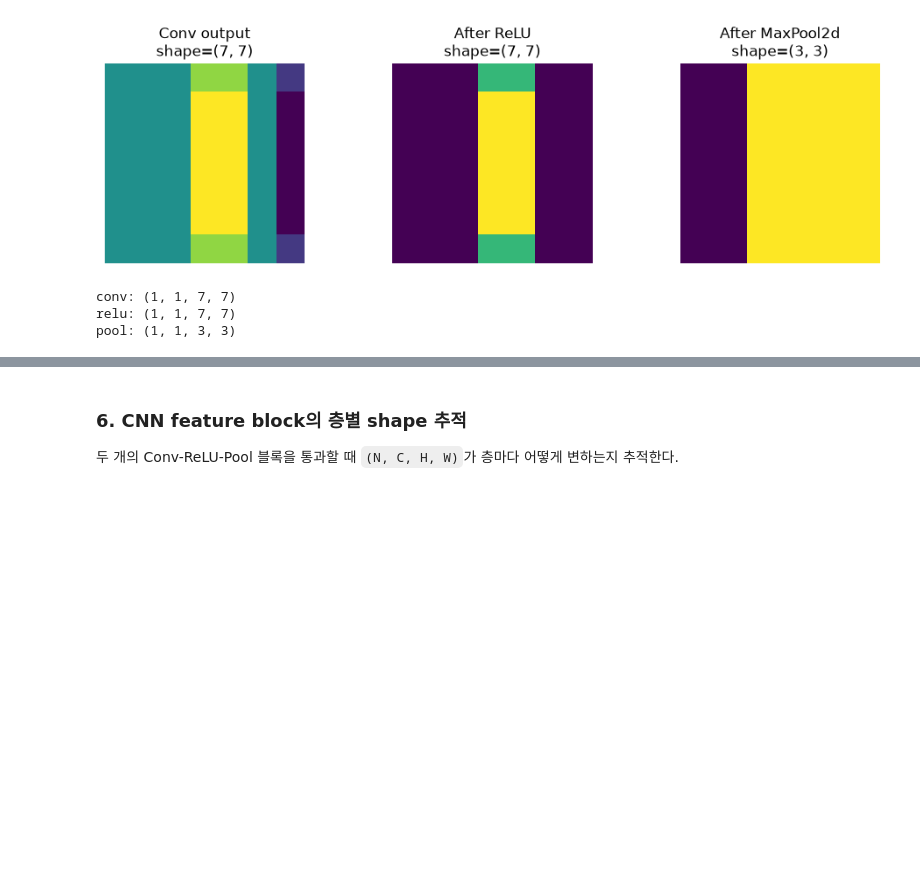
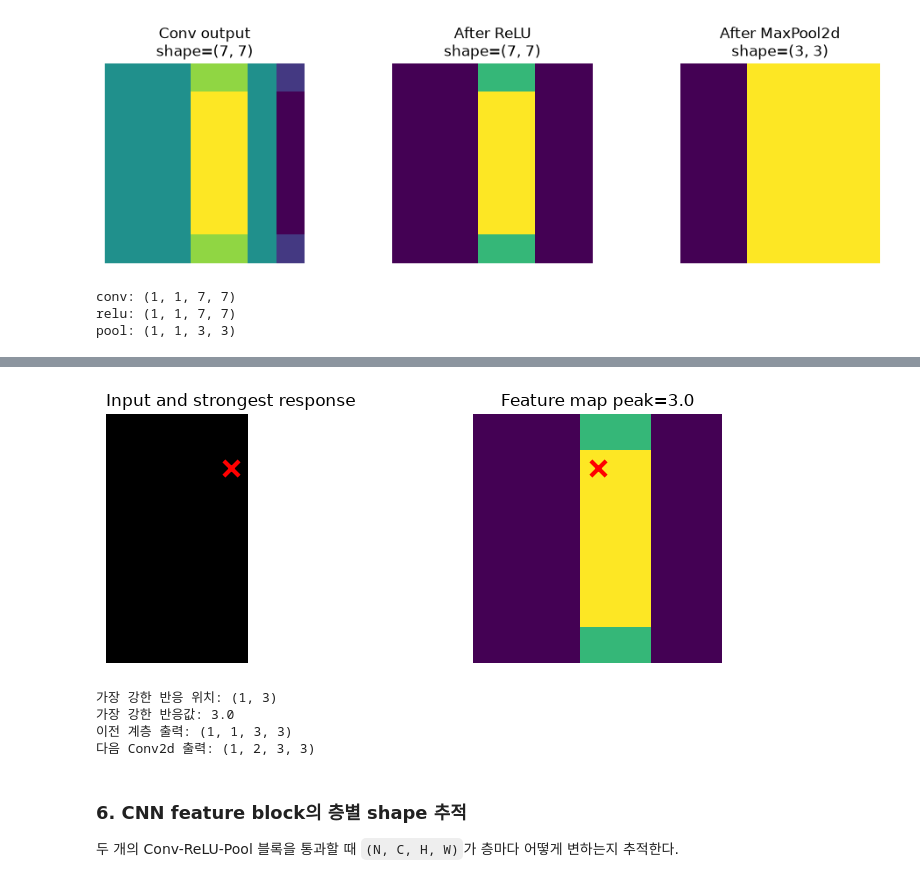
Before and after one commit to SKN-family-ai-camp-study-t91004/07_deep_learning, a Jupyter notebook: 02_cnn/01_conv.ipynb, the cells around one changed output, grey strips where cells are left out. Cells and saved outputs as stored; diff of their text form; code cells hidden in the pictures; blank space fills up the shorter version.

```diff
--- a/02_cnn/01_conv.ipynb
+++ b/02_cnn/01_conv.ipynb
@@ -291,3 +303,55 @@ pool: (1, 1, 3, 3)
+# %%
+# ReLU를 통과한 첫 번째 이미지·첫 번째 채널의 2차원 feature map을 선택한다.
+activation_map = relu_feature_map[0, 0]
+
+# argmax는 가장 큰 활성화값의 1차원 위치를 반환한다.
+# divmod로 행과 열을 계산하면 Kernel이 가장 강하게 반응한 공간 위치를 찾을 수 있다.
+peak_flat_index = activation_map.argmax().item()
+peak_row, peak_column = divmod(peak_flat_index, activation_map.shape[1])
+peak_value = activation_map[peak_row, peak_column].item()
+
+figure, axes = plt.subplots(1, 2, figsize=(8, 3))
+
+# 왼쪽에는 원본 입력을 표시하고 feature map의 최대 반응과 대응되는 위치를 붉은 X로 표시한다.
+axes[0].imshow(edge_input[0, 0], cmap="gray")
+axes[0].scatter(peak_column, peak_row, color="red", marker="x", s=120, linewidths=3)
+axes[0].set_title("Input and strongest response")
+axes[0].axis("off")
+
+# 오른쪽에는 ReLU 이후 feature map과 최대 활성화 위치를 표시한다.
+axes[1].imshow(activation_map, cmap="viridis")
+axes[1].scatter(peak_column, peak_row, color="red", marker="x", s=120, linewidths=3)
+axes[1].set_title(f"Feature map peak={peak_value:.1f}")
+axes[1].axis("off")
+
+plt.tight_layout()
+plt.show()
+
+# 이전 계층의 출력 채널 수가 다음 Conv2d의 in_channels가 된다.
+# pooled_feature_map은 채널이 1개이므로 다음 계층도 in_channels=1로 정의한다.
+next_conv = nn.Conv2d(
+    in_channels=1,
+    out_channels=2,
+    kernel_size=3,
+    padding=1,
+)
+
+# 별도로 kernel의 가중치를 지정하기 않으면 입력 채녈과 kernel size 범위 내 균등분포한 값으로 초기화 된다
+# print(next_conv.weight)
+
+# 다음 계층은 이전 feature map을 입력으로 받아 서로 다른 특징 2개를 만든다.
+next_feature_maps = F.relu(next_conv(pooled_feature_map))
+
+print("가장 강한 반응 위치:", (peak_row, peak_column))
+print("가장 강한 반응값:", peak_value)
+print("이전 계층 출력:", tuple(pooled_feature_map.shape))
+print("다음 Conv2d 출력:", tuple(next_feature_maps.shape))
+# %% [output]
+[figure, added]
+가장 강한 반응 위치: (1, 3)
+가장 강한 반응값: 3.0
+이전 계층 출력: (1, 1, 3, 3)
+다음 Conv2d 출력: (1, 2, 3, 3)
 # %% [markdown]
 ### 6. CNN feature block의 층별 shape 추적
 
```
Also changed, not shown: parts of 6 cells of this notebook.
